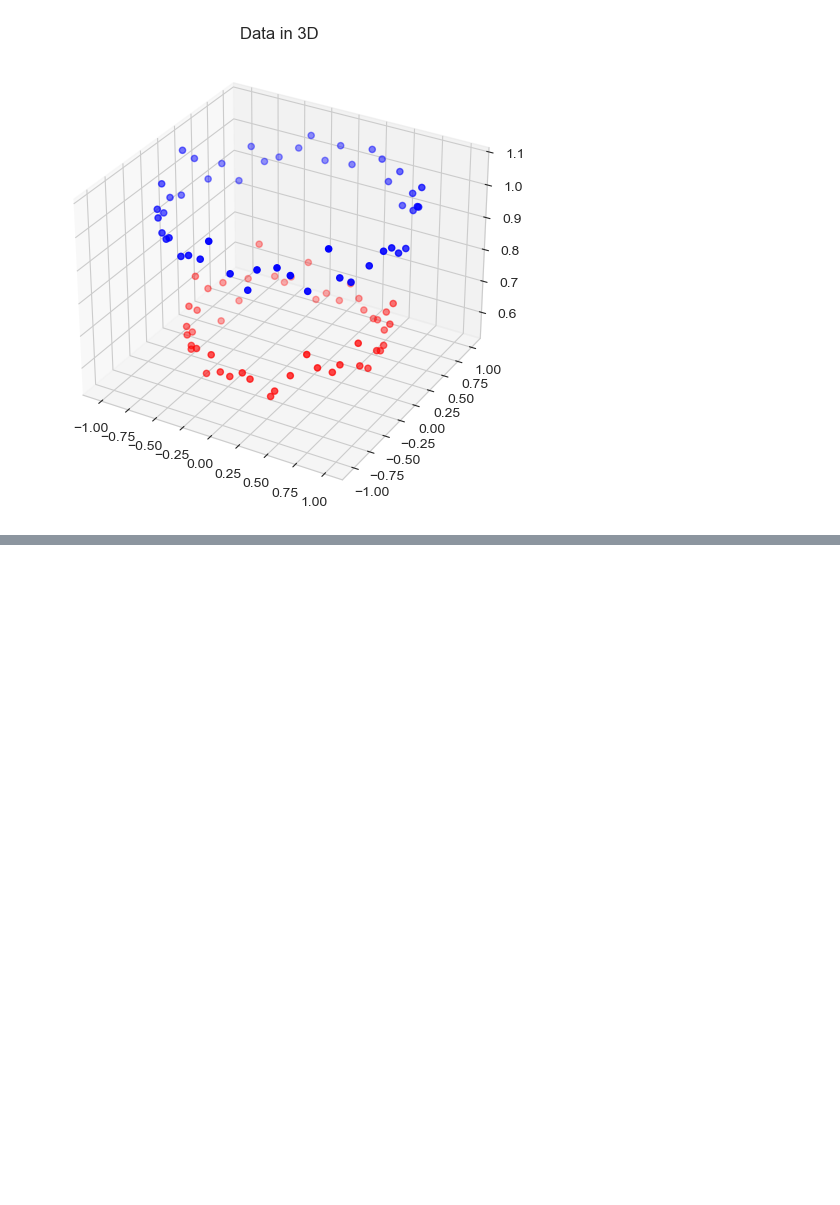
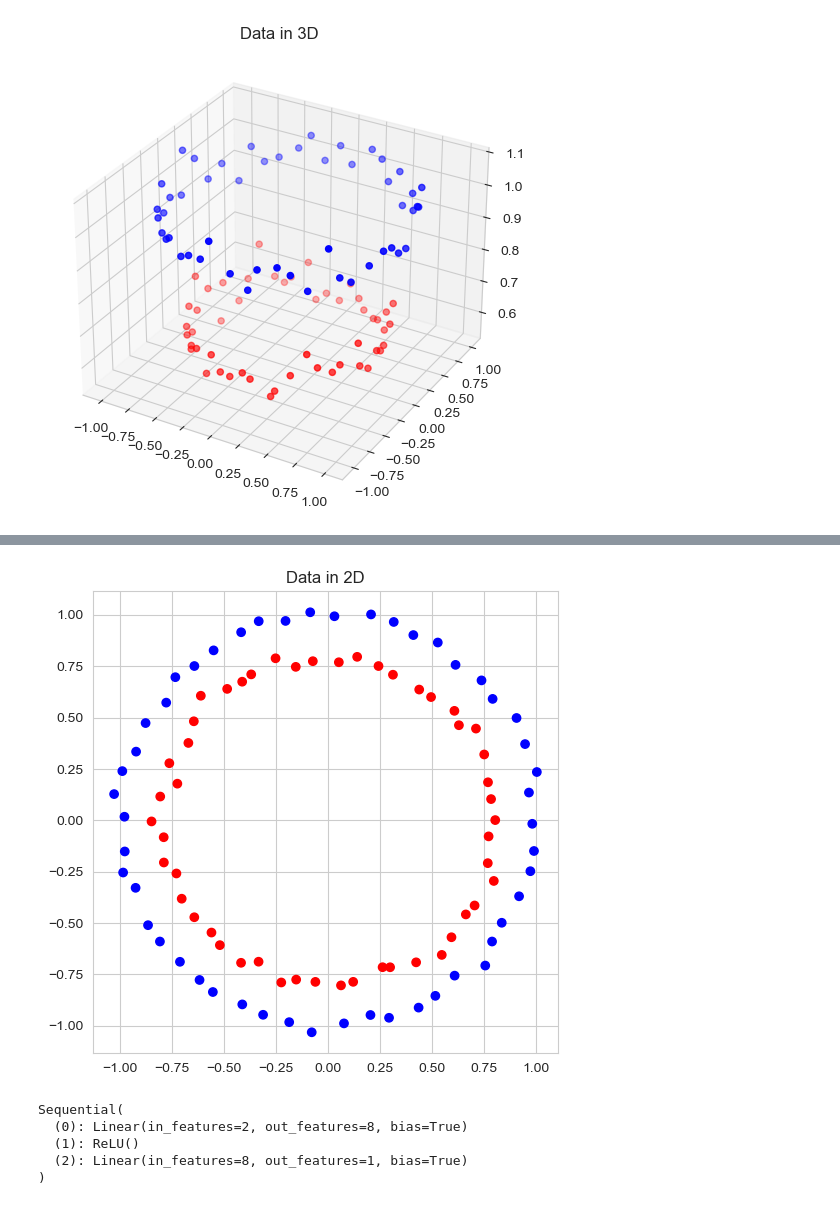
Before and after one commit to Gaurav17Joshi/PML661, a Jupyter notebook: Assignment3/Assignment3_sub.ipynb, the cells around one changed output, grey strips where cells are left out. Saved outputs shown, nothing was run; the diff lists cells and outputs as text; code cells hidden in the pictures; blank space fills up the shorter version.

```diff
--- a/Assignment3/Assignment3_sub.ipynb
+++ b/Assignment3/Assignment3_sub.ipynb
@@ -507,0 +506,22 @@ MAP Estimate of Parameters:
+# %%
+# Plot the data in 2d
+plt.figure(figsize=(6, 6))
+plt.scatter(X[:, 0], X[:, 1], c=y, cmap='bwr')
+plt.title('Data in 2D')
+plt.show()
+# %% [output]
+[figure, added]
+# %%
+import torch.nn as nn
+model = nn.Sequential(
+    nn.Linear(2, 8),
+    nn.ReLU(),
+    nn.Linear(8, 1)
+)
+model
+# %% [output]
+Sequential(
+  (0): Linear(in_features=2, out_features=8, bias=True)
+  (1): ReLU()
+  (2): Linear(in_features=8, out_features=1, bias=True)
+)
```
Also changed, not shown: parts of 19 cells of this notebook.
